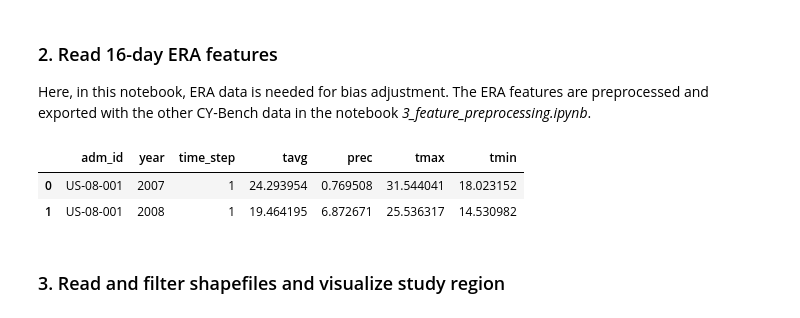
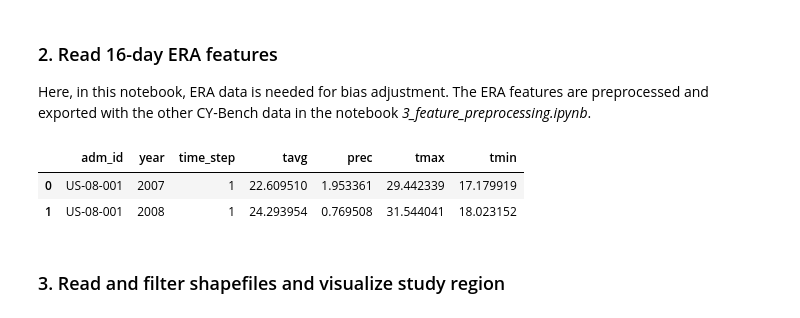
Before and after one commit to ellaampy/seasonal-yield-forecast, a Jupyter notebook: data_preparation/4_ecmwf_preprocessing.ipynb, the cells around one changed output. Cells and saved outputs as stored; diff of their text form; code cells hidden in the pictures.

```diff
--- a/data_preparation/4_ecmwf_preprocessing.ipynb
+++ b/data_preparation/4_ecmwf_preprocessing.ipynb
@@ -39,21 +36,21 @@ print(shapefile_path, crop, ecmwf_country, crop_season_in_days_of_year, crop_sea
 
 Here, in this notebook, ERA data is needed for bias adjustment. The ERA features are preprocessed and exported with the other CY-Bench data in the notebook *3_feature_preprocessing.ipynb*.
 # %%
-era = pd.read_csv("../data/preprocessed/{}/cy_bench_16daybins_{}_{}_v6.csv".format(ecmwf_country, crop, ecmwf_country))
+era = pd.read_csv("../data/preprocessed/{}/cy_bench_16daybins_{}_{}_v8.csv".format(ecmwf_country, crop, ecmwf_country))
 era = era.loc[:, ["adm_id", "harvest_year"] + [c for c in era.columns if ("tavg" in c) or ("prec" in c) or ("tmax" in c) or ("tmin" in c)]]
 era = era.rename(columns={"harvest_year": "year"})
 
 relevant_adm_ids = era["adm_id"].unique()
 
 merged_df = preprocess.transform_to_time_step(relevant_columns[0], era)
 for col in relevant_columns[1:]:
     merged_df = merged_df.merge(preprocess.transform_to_time_step(col, era), on=['adm_id', 'year', 'time_step'], how='inner')
 era = merged_df
 era.head(2)
 # %% [output]
 |  | adm_id | year | time_step | tavg | prec | tmax | tmin |
-| 0 | US-08-001 | 2007 | 1 | 24.293954 | 0.769508 | 31.544041 | 18.023152 |
-| 1 | US-08-001 | 2008 | 1 | 19.464195 | 6.872671 | 25.536317 | 14.530982 |
+| 0 | US-08-001 | 2007 | 1 | 22.609510 | 1.953361 | 29.442339 | 17.179919 |
+| 1 | US-08-001 | 2008 | 1 | 24.293954 | 0.769508 | 31.544041 | 18.023152 |
 # %% [markdown]
 ### 3. Read and filter shapefiles and visualize study region
 # %%
```
Also changed, not shown: parts of 9 cells of this notebook, 2 other files.
